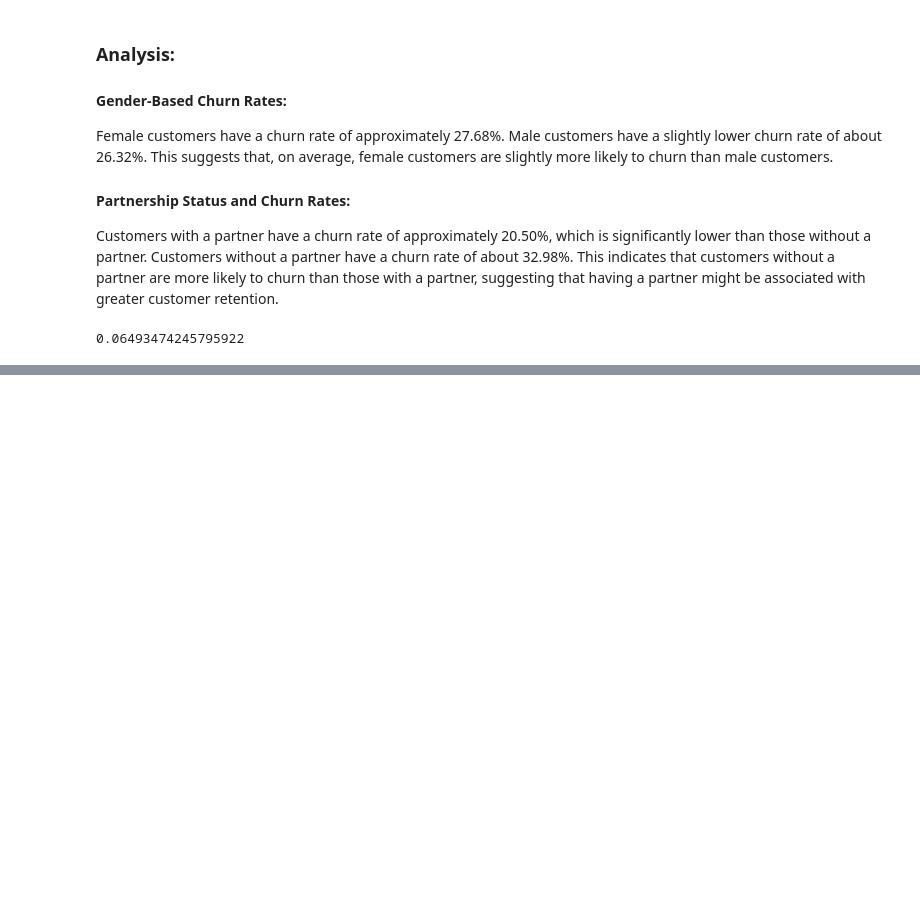
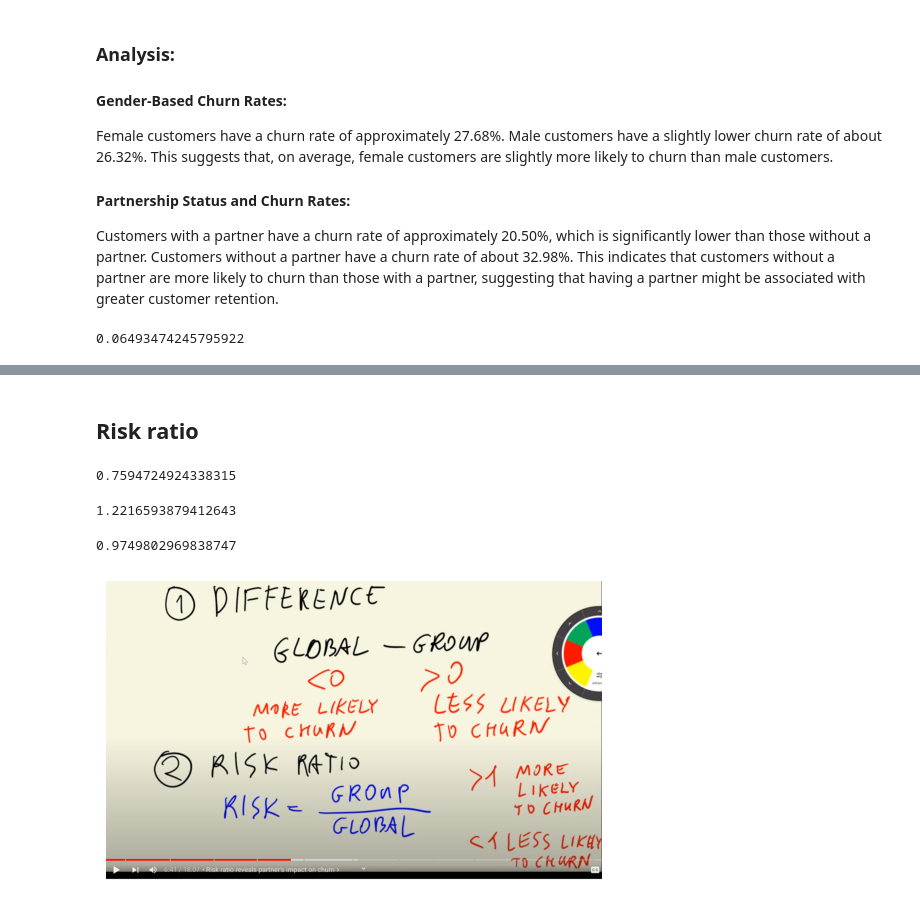
Before and after one commit to Elhamkhorasani/MLZoomCamp, a Jupyter notebook: ML_ZoomCamp_Projects/Churn Prediction_Project.ipynb, the cells around one changed output, grey strips where cells are left out. Drawn from its saved outputs; the diff is of its cells as text; code cells hidden in the pictures; blank space fills up the shorter version.

```diff
--- a/ML_ZoomCamp_Projects/Churn Prediction_Project.ipynb
+++ b/ML_ZoomCamp_Projects/Churn Prediction_Project.ipynb
@@ -421,0 +487,21 @@ global_chrun_rate - churn_partner
+# %% [markdown]
+## **Risk ratio**
+# %%
+churn_partner/global_churn_rate
+# %% [output]
+0.7594724924338315
+# %%
+churn_no_partner/global_churn_rate
+# %% [output]
+1.2216593879412643
+# %%
+churn_male/global_churn_rate
+# %% [output]
+0.9749802969838747
+# %%
+img = mpimg.imread('/Users/elhamkhorasani/Desktop/Picture1.png')
+plt.imshow(img)
+plt.axis('off')  # Hide axes if needed
+plt.show()
+# %% [output]
+[figure, added]
```
Also changed, not shown: parts of 58 cells of this notebook.
